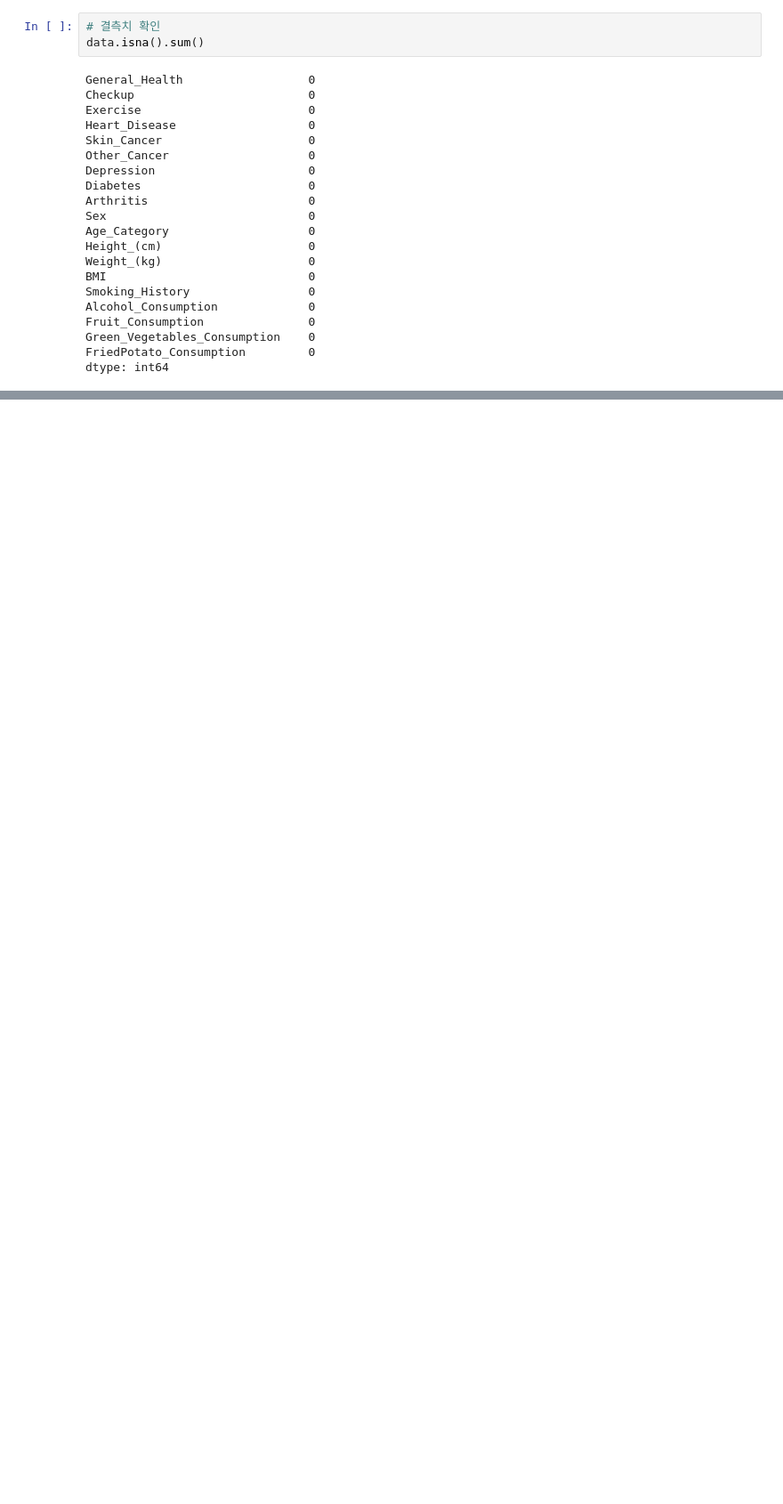
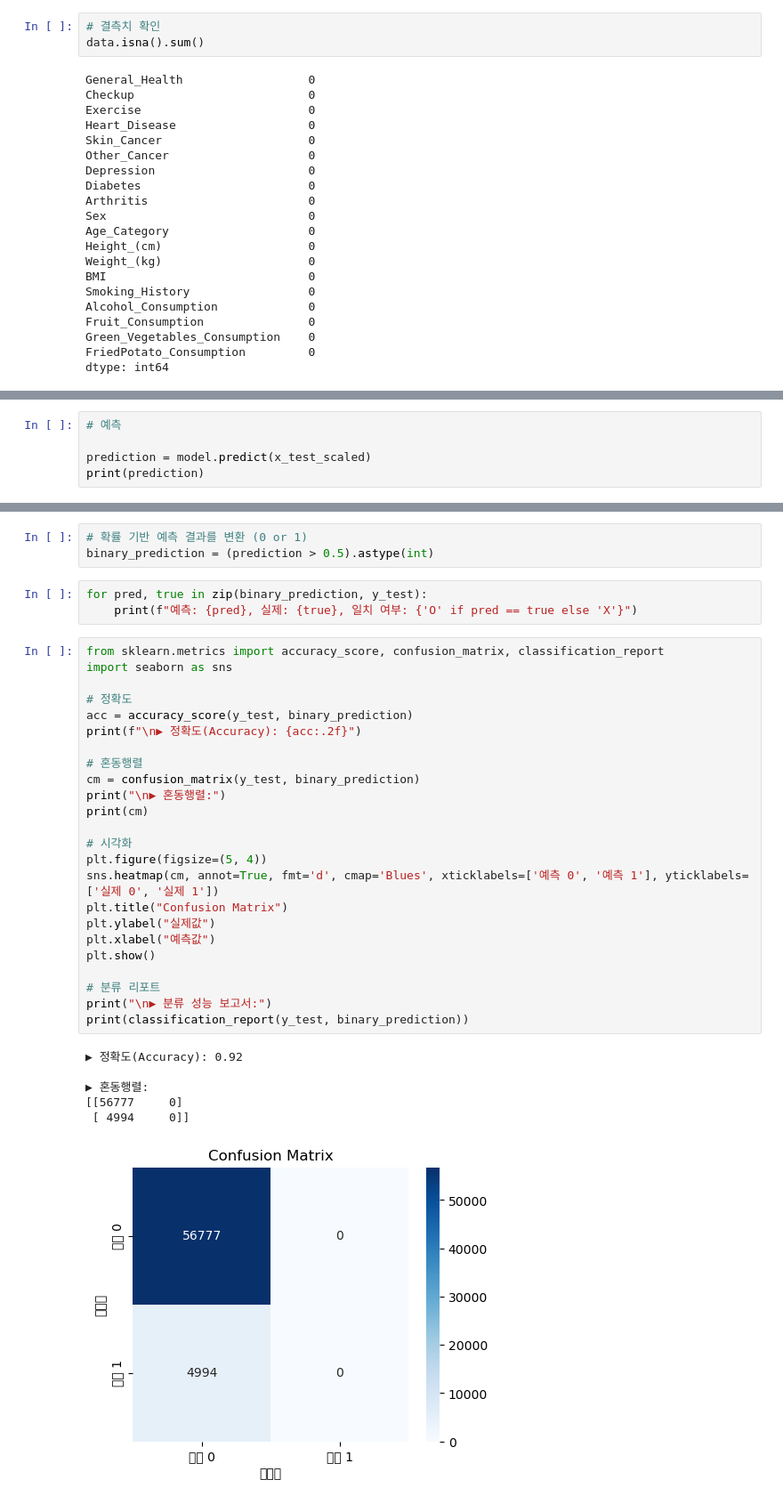
Before and after one commit to worldoftoddl/AICE-Associate-Study, a Jupyter notebook: AI 모델 (딥러닝 지도학습 실습).ipynb, the cells around one changed output, grey strips where cells are left out. Shown at 89% size. Drawn from its saved outputs; the diff is of its cells as text; blank space fills up the shorter version.

```diff
--- a/AI 모델 (딥러닝 지도학습 실습).ipynb
+++ b/AI 모델 (딥러닝 지도학습 실습).ipynb
@@ -265,0 +475,5 @@ help(pd.get_dummies)
+# %%
+# 예측
+
+prediction = model.predict(x_test_scaled)
+print(prediction)
@@ -265,0 +489,37 @@ help(pd.get_dummies)
+# %%
+# 확률 기반 예측 결과를 변환 (0 or 1)
+binary_prediction = (prediction > 0.5).astype(int)
+# %%
+for pred, true in zip(binary_prediction, y_test):
+    print(f"예측: {pred}, 실제: {true}, 일치 여부: {'O' if pred == true else 'X'}")
+# %%
+from sklearn.metrics import accuracy_score, confusion_matrix, classification_report
+import seaborn as sns
+
+# 정확도
+acc = accuracy_score(y_test, binary_prediction)
+print(f"\n▶ 정확도(Accuracy): {acc:.2f}")
+
+# 혼동행렬
+cm = confusion_matrix(y_test, binary_prediction)
+print("\n▶ 혼동행렬:")
+print(cm)
+
+# 시각화
+plt.figure(figsize=(5, 4))
+sns.heatmap(cm, annot=True, fmt='d', cmap='Blues', xticklabels=['예측 0', '예측 1'], yticklabels=['실제 0', '실제 1'])
+plt.title("Confusion Matrix")
+plt.ylabel("실제값")
+plt.xlabel("예측값")
+plt.show()
+
+# 분류 리포트
+print("\n▶ 분류 성능 보고서:")
+print(classification_report(y_test, binary_prediction))
+# %% [output]
+▶ 정확도(Accuracy): 0.92
+
+▶ 혼동행렬:
+[[56777     0]
+ [ 4994     0]]
+[figure, added]
```
Also changed, not shown: parts of 12 cells of this notebook.
